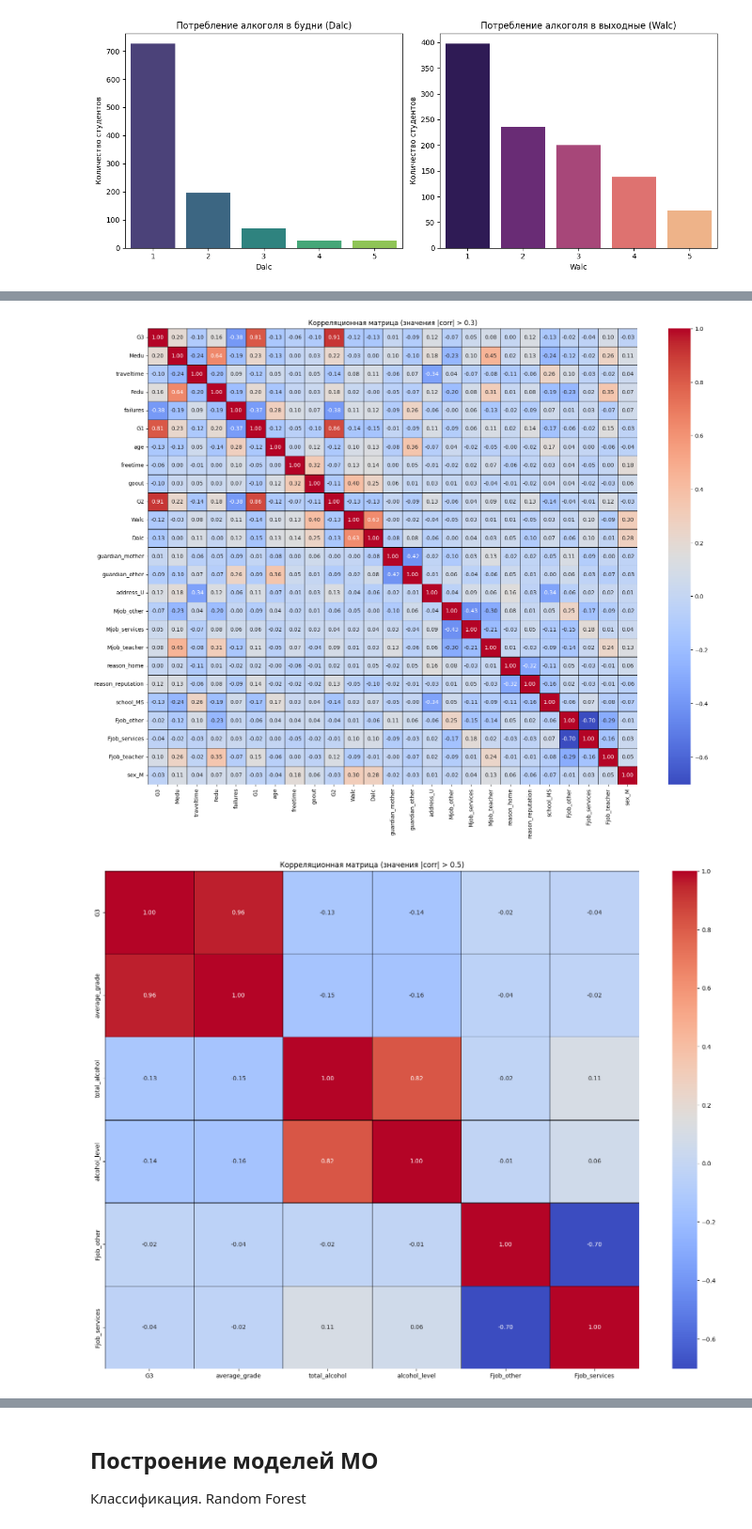
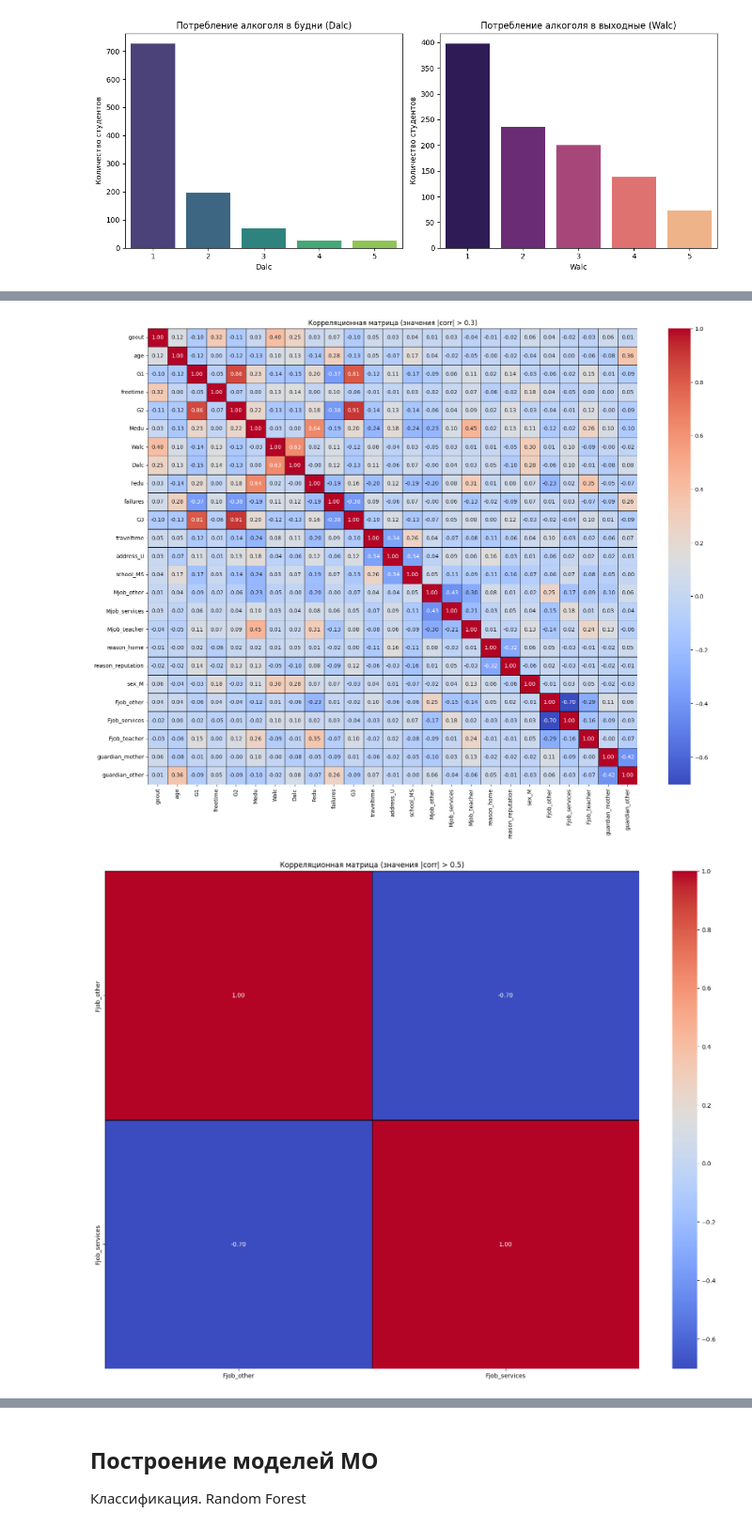
Before and after one commit to SappyJoy/ml-basics, a Jupyter notebook: course-work/main.ipynb, the cells around one changed output, grey strips where cells are left out. Shown at 94% size. Cells and saved outputs as stored; diff of their text form; code cells hidden in the pictures.

```diff
--- a/course-work/main.ipynb
+++ b/course-work/main.ipynb
@@ -130,0 +133,13 @@ plt.show()
+# %%
+plt.figure(figsize=(17,5))
+plt.title("Box plot for final grades,depending on the desire to have higher education")
+sns.boxplot(y="higher", x="G3", data = data , orient="h", palette = 'tab10')
+
+f= plt.figure(figsize=(17,5))
+ax=f.add_subplot(121)
+sns.distplot(data[(data.higher == 'yes')]["G3"],color='orange',ax=ax)
+ax.set_title('Distribution of grades for students who wants to get higher education')
+
+ax=f.add_subplot(122)
+sns.distplot(data[(data.higher == 'no')]['G3'],color='red',ax=ax)
+ax.set_title('Distribution of grades for students who does not want to get higher education')
@@ -155,27 +176,20 @@ cor_with_threshold(corr, 0.4)
 # %%
 cor_with_threshold(corr, 0.3)
 # %% [output]
-[figure, old version]
+[figure, new version]
 # %%
 # Создание новых признаков
-data['average_grade'] = data[['G1', 'G2', 'G3']].mean(axis=1)
-data['total_alcohol'] = data['Dalc'] + data['Walc']
-data['parent_education'] = data['Medu'] + data['Fedu']
+data_encoded_eda['average_grade'] = data_encoded_eda[['G1', 'G2', 'G3']].mean(axis=1)
+data_encoded_eda['total_alcohol'] = data_encoded_eda['Dalc'] + data_encoded_eda['Walc']
+data_encoded_eda['parent_education'] = data_encoded_eda['Medu'] + data_encoded_eda['Fedu']
 
-# Определение целевой переменной
-# Например, классификация на низкое и высокое потребление алкоголя
-# Определим пороговое значение, например, total_alcohol > 5 как высокое потребление
-data['alcohol_level'] = data['total_alcohol'].apply(lambda x: 1 if x > 5 else 0)
+features = data_encoded_eda.drop(['G1', 'G2', 'G3', 'Dalc', 'Walc', 'Medu', 'Fedu'], axis=1)
 
-features = data.drop(['G1', 'G2', 'Dalc', 'Walc', 'Medu', 'Fedu'], axis=1)
-
-features_encoded_eda = pd.get_dummies(features, columns=categorical_columns, drop_first=True)
-
-corr = features_encoded_eda.corr()
+corr = features.corr()
 
 cor_with_threshold(corr, 0.5)
 # %% [output]
-[figure, old version]
+[figure, new version]
 # %%
 # Взаимосвязь потребления алкоголя с оценками
 
```
Also changed, not shown: parts of 52 cells of this notebook, 7 other files.
